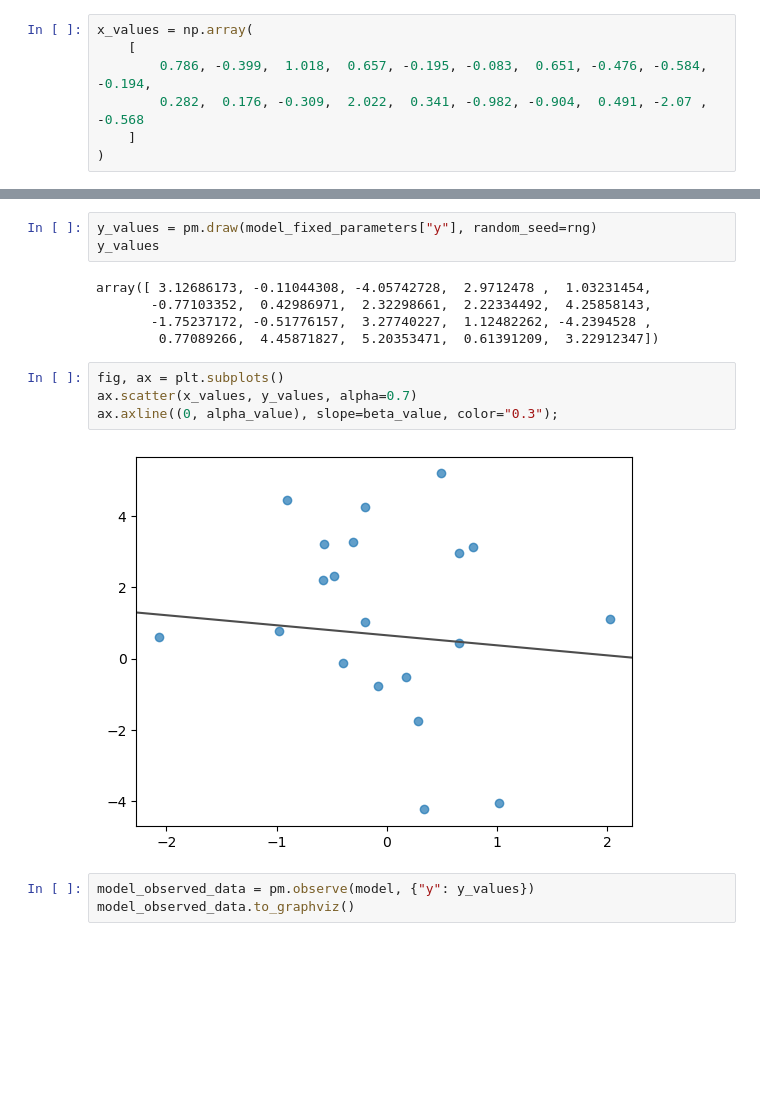
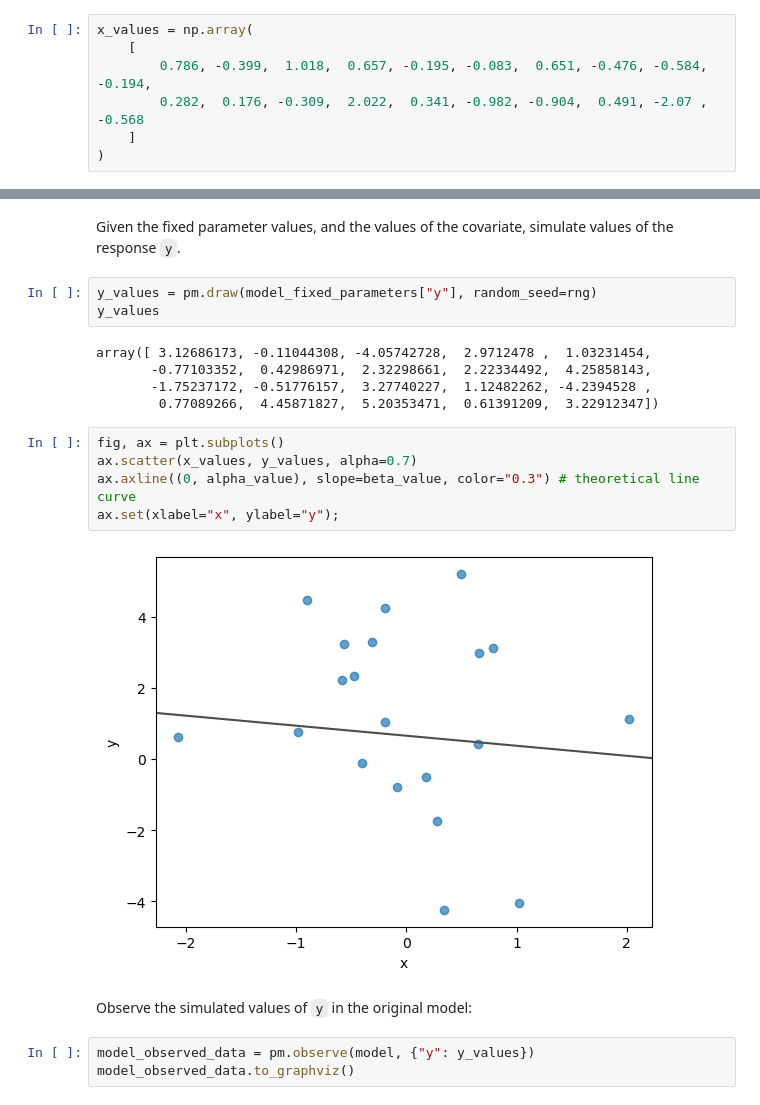
Before and after one commit to tomicapretto/tomicapretto.github.io, a Jupyter notebook: posts/2024-11-01_pymc-data-simulation/index.ipynb, the cells around one changed output, grey strips where cells are left out. Saved outputs shown, nothing was run; the diff lists cells and outputs as text; blank space fills up the shorter version.

```diff
--- a/posts/2024-10-31_pymc-data-simulation/index.ipynb
+++ b/posts/2024-11-01_pymc-data-simulation/index.ipynb
@@ -132,3 +271,5 @@ model_fixed_parameters.to_graphviz()
+# %% [markdown]
+Given the fixed parameter values, and the values of the covariate, simulate values of the response `y`.
 # %%
 y_values = pm.draw(model_fixed_parameters["y"], random_seed=rng)
 y_values
@@ -140,9 +281,12 @@ array([ 3.12686173, -0.11044308, -4.05742728,  2.9712478 ,  1.03231454,
 # %%
 fig, ax = plt.subplots()
 ax.scatter(x_values, y_values, alpha=0.7)
-ax.axline((0, alpha_value), slope=beta_value, color="0.3");
+ax.axline((0, alpha_value), slope=beta_value, color="0.3") # theoretical line curve
+ax.set(xlabel="x", ylabel="y");
 # %% [output]
-[figure, old version]
+[figure, new version]
+# %% [markdown]
+Observe the simulated values of `y` in the original model:
 # %%
 model_observed_data = pm.observe(model, {"y": y_values})
 model_observed_data.to_graphviz()
```
Also changed, not shown: parts of 126 cells of this notebook, 46 other files.
